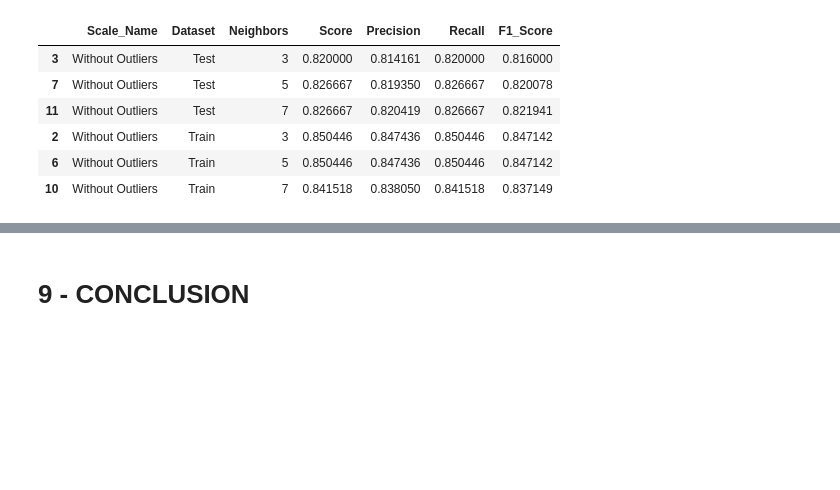
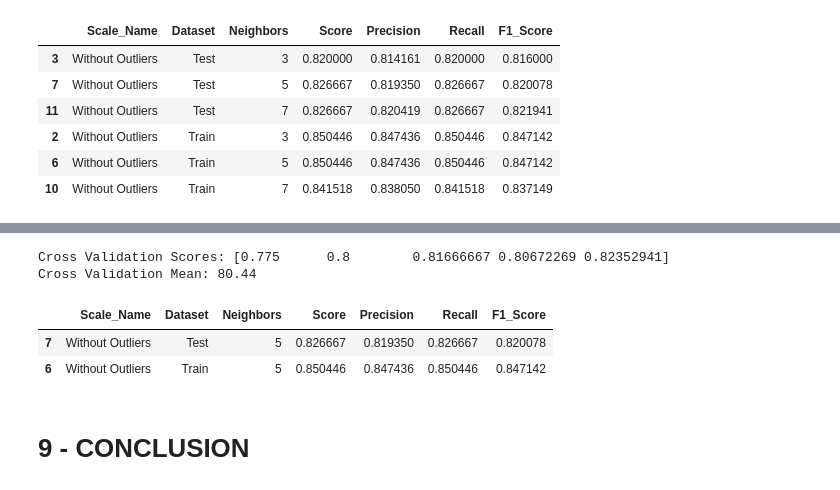
Before and after one commit to lfaferreira/knn-titanic, a Jupyter notebook: titanic.ipynb, the cells around one changed output, grey strips where cells are left out. Cells and saved outputs as stored; diff of their text form; code cells hidden in the pictures; blank space fills up the shorter version.

```diff
--- a/titanic.ipynb
+++ b/titanic.ipynb
@@ -958,2 +1030,13 @@ without_outliers_scores
+# %%
+cross_validation_score(df_normalized_without_outliers, target_without_outliers, 5)
+# %% [output]
+Cross Validation Scores: [0.775      0.8        0.81666667 0.80672269 0.82352941]
+Cross Validation Mean: 80.44
+# %%
+without_outliers_scores.query('Neighbors == 5')
+# %% [output]
+|  | Scale_Name | Dataset | Neighbors | Score | Precision | Recall | F1_Score |
+| 7 | Without Outliers | Test | 5 | 0.826667 | 0.819350 | 0.826667 | 0.820078 |
+| 6 | Without Outliers | Train | 5 | 0.850446 | 0.847436 | 0.850446 | 0.847142 |
 # %% [markdown]
 # 9 - CONCLUSION
```
Also changed, not shown: parts of 15 cells of this notebook.
